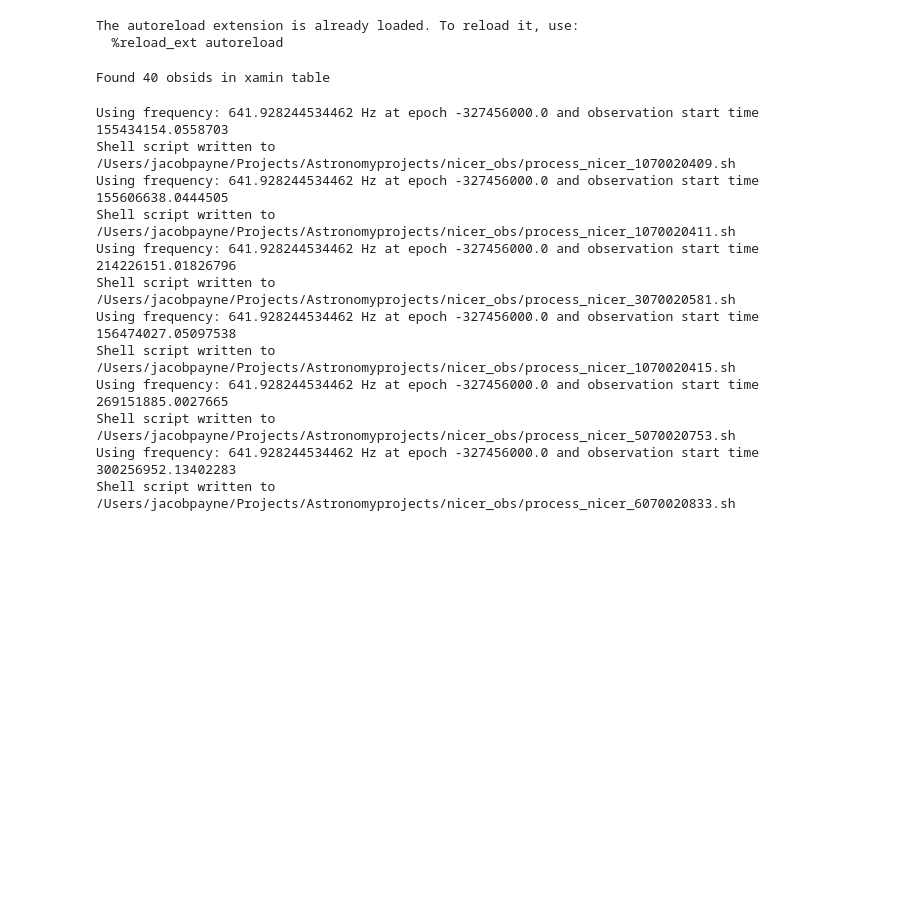
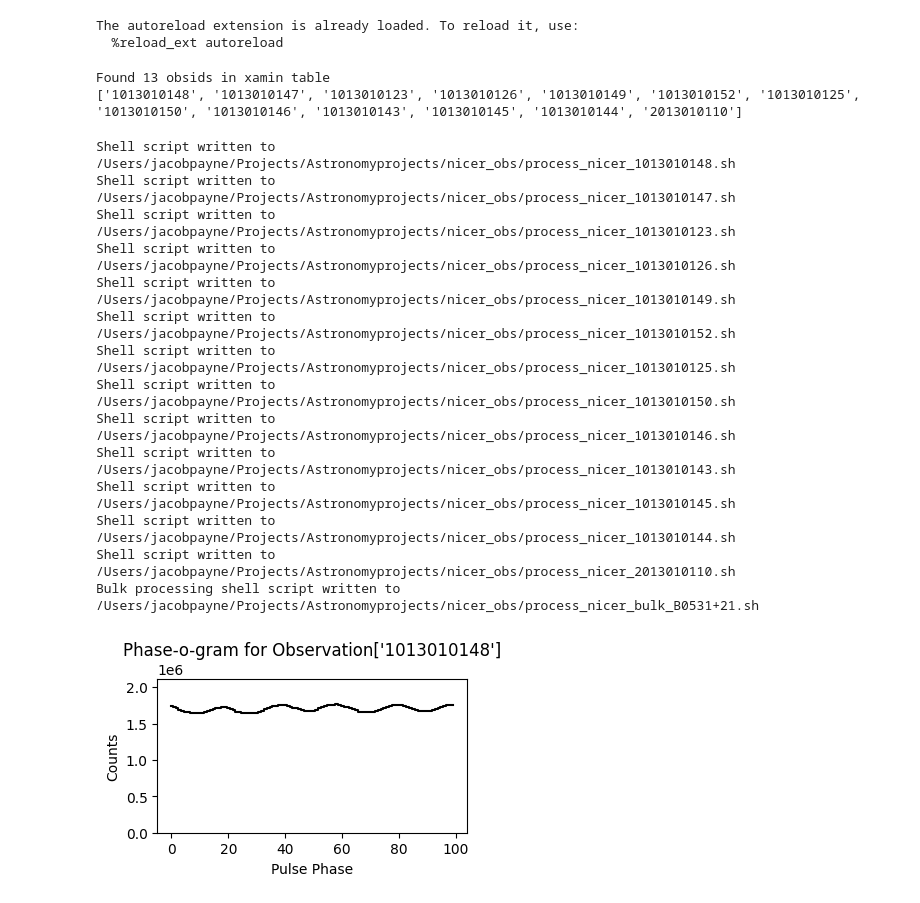
Before and after one commit to jacobspacepayne/nicer-observation, a Jupyter notebook: astropy_fits_tutorial_notebook.ipynb, the cells around one changed output. Saved outputs shown, nothing was run; the diff lists cells and outputs as text; code cells hidden in the pictures; blank space fills up the shorter version.

Commit message:
Bulk Processing

```diff
--- a/astropy_fits_tutorial_notebook.ipynb
+++ b/astropy_fits_tutorial_notebook.ipynb
@@ -49,25 +20,32 @@ def combine_phase_energy(obsids):
 The autoreload extension is already loaded. To reload it, use:
   %reload_ext autoreload
 # %%
-bulk_download = read_xamin_table('xamin_b19337+21_exp10000.csv')
+bulk_download = read_xamin_table('xamin_b0531+21_exp10000.csv')
 print(f'Found {len(bulk_download)} obsids in xamin table')
+print(bulk_download)
 # %% [output]
-Found 40 obsids in xamin table
+Found 13 obsids in xamin table
+['1013010148', '1013010147', '1013010123', '1013010126', '1013010149', '1013010152', '1013010125', '1013010150', '1013010146', '1013010143', '1013010145', '1013010144', '2013010110']
 # %%
 # attempt to parse new data files
 
-write_barycorr_sh(['1070020409','1070020411','3070020581','1070020415','5070020753', '6070020833'], target_pulsar='B1937+21')
-# write_barycorr_sh(bulk_download, target_pulsar='B1937+21')
+# write_barycorr_sh(['1070020409','1070020411','3070020581','1070020415','5070020753', '6070020833'], target_pulsar='B1937+21')
+write_barycorr_sh(bulk_download, target_pulsar='B0531+21')
+
+# bulk_process(['1070020409','1070020411','3070020581','1070020415','5070020753', '6070020833'], target_pulsar='B1937+21')
+bulk_process(bulk_download, target_pulsar='B0531+21')
 # %% [output]
-Using frequency: 641.928244534462 Hz at epoch -327456000.0 and observation start time 155434154.0558703
-Shell script written to /Users/jacobpayne/Projects/Astronomyprojects/nicer_obs/process_nicer_1070020409.sh
-Using frequency: 641.928244534462 Hz at epoch -327456000.0 and observation start time 155606638.0444505
-Shell script written to /Users/jacobpayne/Projects/Astronomyprojects/nicer_obs/process_nicer_1070020411.sh
-Using frequency: 641.928244534462 Hz at epoch -327456000.0 and observation start time 214226151.01826796
-Shell script written to /Users/jacobpayne/Projects/Astronomyprojects/nicer_obs/process_nicer_3070020581.sh
-Using frequency: 641.928244534462 Hz at epoch -327456000.0 and observation start time 156474027.05097538
-Shell script written to /Users/jacobpayne/Projects/Astronomyprojects/nicer_obs/process_nicer_1070020415.sh
-Using frequency: 641.928244534462 Hz at epoch -327456000.0 and observation start time 269151885.0027665
-Shell script written to /Users/jacobpayne/Projects/Astronomyprojects/nicer_obs/process_nicer_5070020753.sh
-Using frequency: 641.928244534462 Hz at epoch -327456000.0 and observation start time 300256952.13402283
-Shell script written to /Users/jacobpayne/Projects/Astronomyprojects/nicer_obs/process_nicer_6070020833.sh
+Shell script written to /Users/jacobpayne/Projects/Astronomyprojects/nicer_obs/process_nicer_1013010148.sh
+Shell script written to /Users/jacobpayne/Projects/Astronomyprojects/nicer_obs/process_nicer_1013010147.sh
+Shell script written to /Users/jacobpayne/Projects/Astronomyprojects/nicer_obs/process_nicer_1013010123.sh
+Shell script written to /Users/jacobpayne/Projects/Astronomyprojects/nicer_obs/process_nicer_1013010126.sh
+Shell script written to /Users/jacobpayne/Projects/Astronomyprojects/nicer_obs/process_nicer_1013010149.sh
+Shell script written to /Users/jacobpayne/Projects/Astronomyprojects/nicer_obs/process_nicer_1013010152.sh
+Shell script written to /Users/jacobpayne/Projects/Astronomyprojects/nicer_obs/process_nicer_1013010125.sh
+Shell script written to /Users/jacobpayne/Projects/Astronomyprojects/nicer_obs/process_nicer_1013010150.sh
+Shell script written to /Users/jacobpayne/Projects/Astronomyprojects/nicer_obs/process_nicer_1013010146.sh
+Shell script written to /Users/jacobpayne/Projects/Astronomyprojects/nicer_obs/process_nicer_1013010143.sh
+Shell script written to /Users/jacobpayne/Projects/Astronomyprojects/nicer_obs/process_nicer_1013010145.sh
+Shell script written to /Users/jacobpayne/Projects/Astronomyprojects/nicer_obs/process_nicer_1013010144.sh
+Shell script written to /Users/jacobpayne/Projects/Astronomyprojects/nicer_obs/process_nicer_2013010110.sh
+Bulk processing shell script written to /Users/jacobpayne/Projects/Astronomyprojects/nicer_obs/process_nicer_bulk_B0531+21.sh
@@ -74,16 +80,46 @@ Shell script written to /Users/jacobpayne/Projects/Astronomyprojects/nicer_obs/p
 # %%
 """
 | Observation ID | Remarks             |
 | -------------- | ------------------- |
 | 3013010102     | Crab                |
 | 3070020581     | Peak at Phase ~ 0.5 |
 | 1070020409     | Noise               |
 | 1070020411     | Noise               |
 | 5070020753     | Peak!               |
 | 6070020833     | Peak?               |
-| 1070020415     | Noise (negative Phase fixed by referencing minimum barytime)   |
+| 1070020415     | Noise (negative Phase fixed by referencing f_epoch years before mission time 0)   |
+| 1013010148     | Crab                |
+
+
 """
 
-obsid_list = ['5070020753']
+# obsid_list = ['3070020581','5070020753']
+# obsid_list = ['3070020532', '1070020149', '1070020342', '1070020173', '3070020581', '3070020534','1070020301','5070020753'] # 0,4,7,16,22,25,32,35,
+obsid_list = ['1013010148']
 multi_phase_o_gram = combine_phaseograms(obsid_list)
-evt_data = get_evt_data(obsid_list[0])
+
+## Plot the combined pulse profile
+def plot_phaseogram(phase_o_gram, obsids):
+    plt.figure(figsize=(4, 2))
+    plt.plot(phase_o_gram, drawstyle='steps-mid', color='black')
+    plt.ylim(0, 1.2 * max(multi_phase_o_gram))
+    plt.xlabel('Pulse Phase')
+    plt.ylabel('Counts')
+    plt.title(f'Phase-o-gram for Observation{obsids}')
+    plt.show()
+
+
+# for i in range(len(bulk_download)):
+#     print(f'Observation {i}: obsid {bulk_download[i]}')
+#     obsid_list = [bulk_download[i]]
+#     multi_phase_o_gram = combine_phaseograms(obsid_list)
+#     evt_data = get_evt_data(obsid_list[0])
+#     #sum of the counts in the phaseogram
+#     print(f'Observation {obsid_list[0]} has a total of {sum(multi_phase_o_gram)} counts')
+
+#     # Plot the phaseogram for each observation
+#     plot_phaseogram(multi_phase_o_gram, obsid_list)
+
+plot_phaseogram(multi_phase_o_gram, obsid_list)
+# %% [output]
+[figure, added]
```
Also changed, not shown: parts of 9 cells of this notebook, 4 other files.
